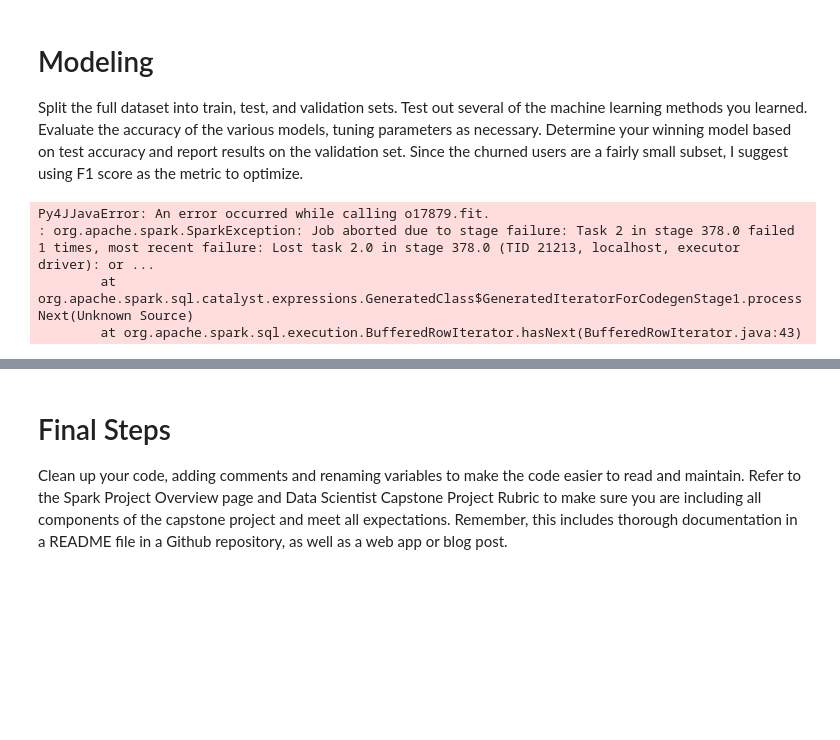
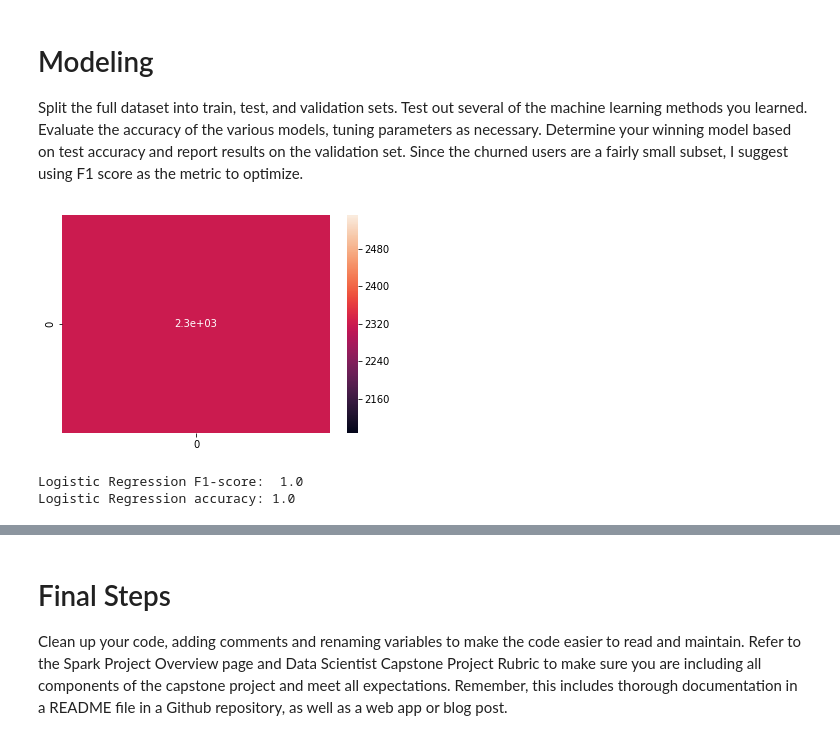
Before and after one commit to Sw-github01/Project-4, a Jupyter notebook: Sparkify.ipynb, the cells around one changed output, grey strips where cells are left out. Drawn from its saved outputs; the diff is of its cells as text; code cells hidden in the pictures; blank space fills up the shorter version.

```diff
--- a/Sparkify.ipynb
+++ b/Sparkify.ipynb
@@ -721,3 +720,7 @@ root
 
 None
 (11506, 10)
+# %%
+### drop na rows
+full_data=full_data.dropna()
+print((full_data.count(), len(full_data.columns)))
@@ -806,30 +828,29 @@ def build_model(classifier, param):      ###reference: https://www.kaggle.com/yu
 # %%
 #Logistic Regression Training
 
 lr = LogisticRegression(labelCol="churn", featuresCol="scaled_features")
 param = ParamGridBuilder()\
         .addGrid(lr.regParam,[0.1, 0.3])\
         .addGrid(lr.fitIntercept, [False, True])\
         .addGrid(lr.maxIter, [2,3])\
         .build()
 model_lr = build_model(lr, param)
 model_lr_trained=model_lr.fit(train)
 lr_testresult=model_lr_trained.transform(test)
 
 #Plot confusion matrix and print f1 score and accuracy
 cm = confusion_matrix(lr_testresult.select(['churn']).toPandas(), lr_testresult.select(['prediction']).toPandas())
-sn.heatmap(cm, annot=True)
+sns.heatmap(cm, annot=True)
 plt.show()
 
 evaluator= MulticlassClassificationEvaluator(predictionCol="prediction")
-lr_testresult=lr_testresult.withColumn('label', lr_testresult.churned)
+lr_testresult=lr_testresult.withColumn('label', lr_testresult.churn)
 
 lr_f1_test = evaluator.evaluate(lr_testresult.select('label','prediction'),{evaluator.metricName: 'f1'})
 print('Logistic Regression F1-score: ',lr_f1_test)
 lr_accuracy = MulticlassClassificationEvaluator(metricName = 'accuracy', labelCol='churn')
 print ('Logistic Regression accuracy:', lr_accuracy.evaluate(lr_testresult))
 # %% [output]
+[figure, added]
-Py4JJavaError: An error occurred while calling o17879.fit.
-: org.apache.spark.SparkException: Job aborted due to stage failure: Task 2 in stage 378.0 failed 1 times, most recent failure: Lost task 2.0 in stage 378.0 (TID 21213, localhost, executor driver): or ...
-        at org.apache.spark.sql.catalyst.expressions.GeneratedClass$GeneratedIteratorForCodegenStage1.processNext(Unknown Source)
-        at org.apache.spark.sql.execution.BufferedRowIterator.hasNext(BufferedRowIterator.java:43)
+Logistic Regression F1-score:  1.0
+Logistic Regression accuracy: 1.0
```
Also changed, not shown: parts of 8 cells of this notebook.
